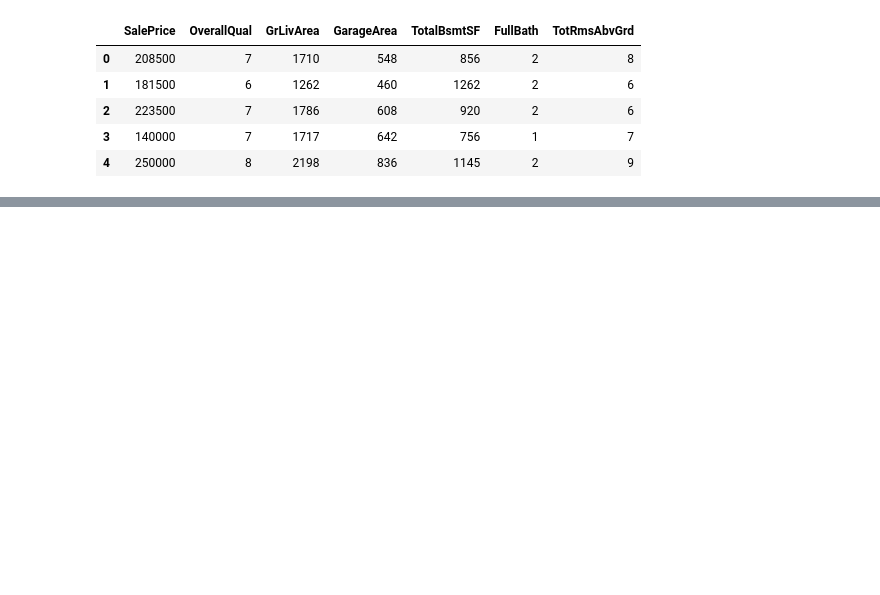
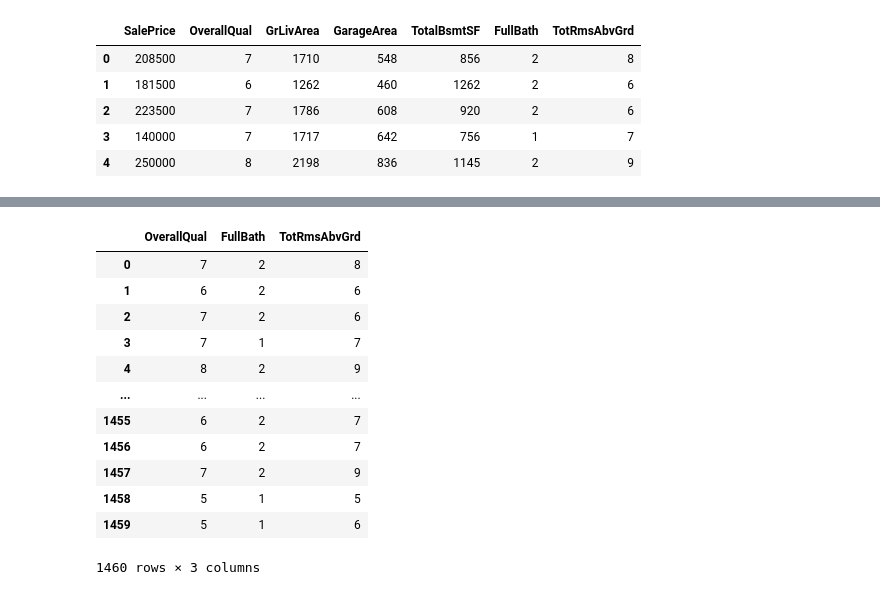
Before and after one commit to lohiermichael/house-prices-prediction, a Jupyter notebook: notebooks/2.with_main_variables.ipynb, the cells around one changed output, grey strips where cells are left out. Saved outputs shown, nothing was run; the diff lists cells and outputs as text; code cells hidden in the pictures; blank space fills up the shorter version.

```diff
--- a/notebooks/2.with_main_variables.ipynb
+++ b/notebooks/2.with_main_variables.ipynb
@@ -215,5 +219,3 @@ data.head()
 | 2 | 223500 | 7 | 1786 | 608 | 920 | 2 | 6 |
 | 3 | 140000 | 7 | 1717 | 642 | 756 | 1 | 7 |
 | 4 | 250000 | 8 | 2198 | 836 | 1145 | 2 | 9 |
-# %%
-data['GrLivArea'] = np.log(data['GrLivArea'])
@@ -221,0 +243,19 @@ sns.
+# %%
+categorical_variables = ['OverallQual', 'FullBath', 'TotRmsAbvGrd']
+# %%
+data_categorical = data[categorical_variables]
+data_categorical
+# %% [output]
+|  | OverallQual | FullBath | TotRmsAbvGrd |
+| 0 | 7 | 2 | 8 |
+| 1 | 6 | 2 | 6 |
+| 2 | 7 | 2 | 6 |
+| 3 | 7 | 1 | 7 |
+| 4 | 8 | 2 | 9 |
+| ... | ... | ... | ... |
+| 1455 | 6 | 2 | 7 |
+| 1456 | 6 | 2 | 7 |
+| 1457 | 7 | 2 | 9 |
+| 1458 | 5 | 1 | 5 |
+| 1459 | 5 | 1 | 6 |
+1460 rows × 3 columns
```
Also changed, not shown: parts of 12 cells of this notebook.
